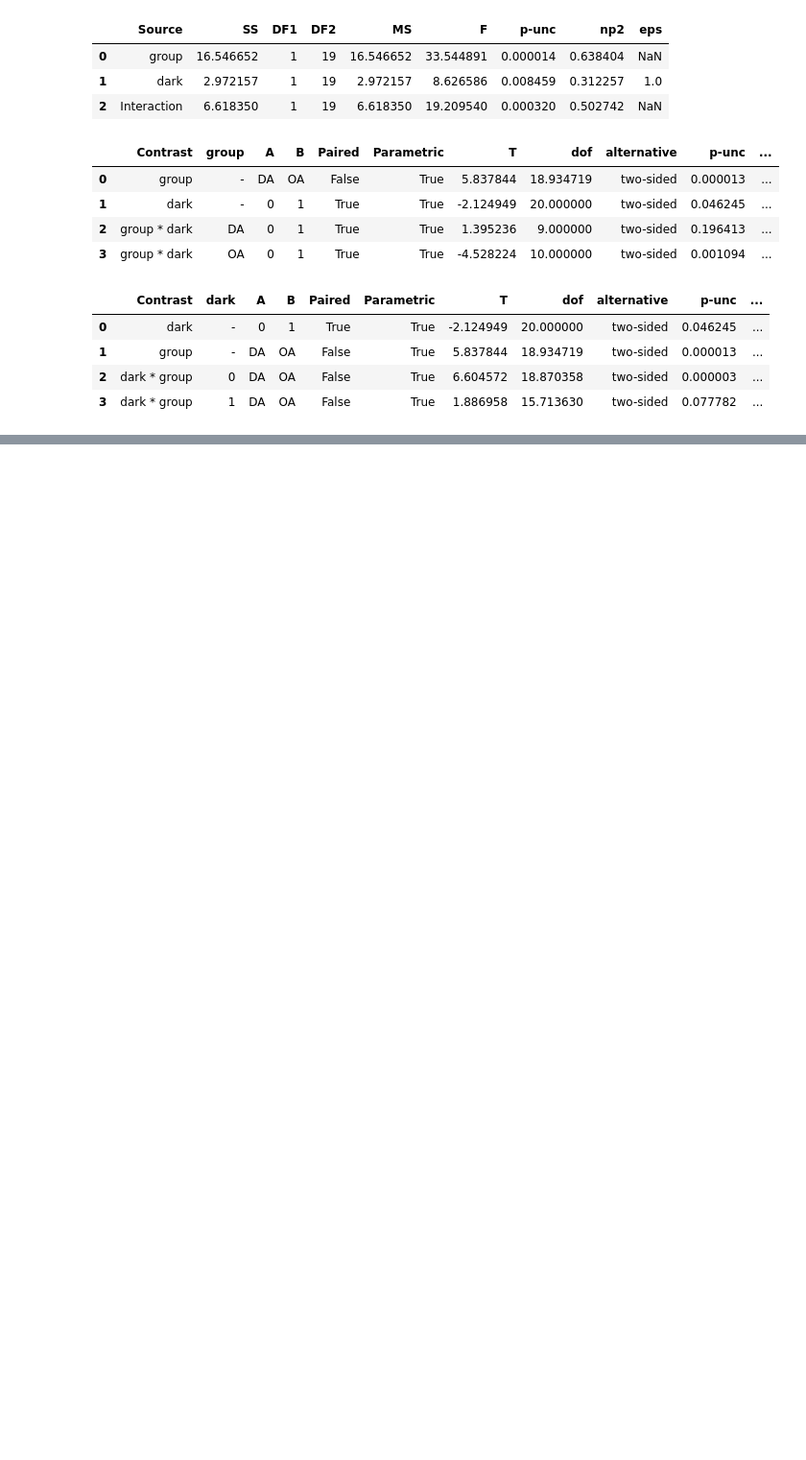
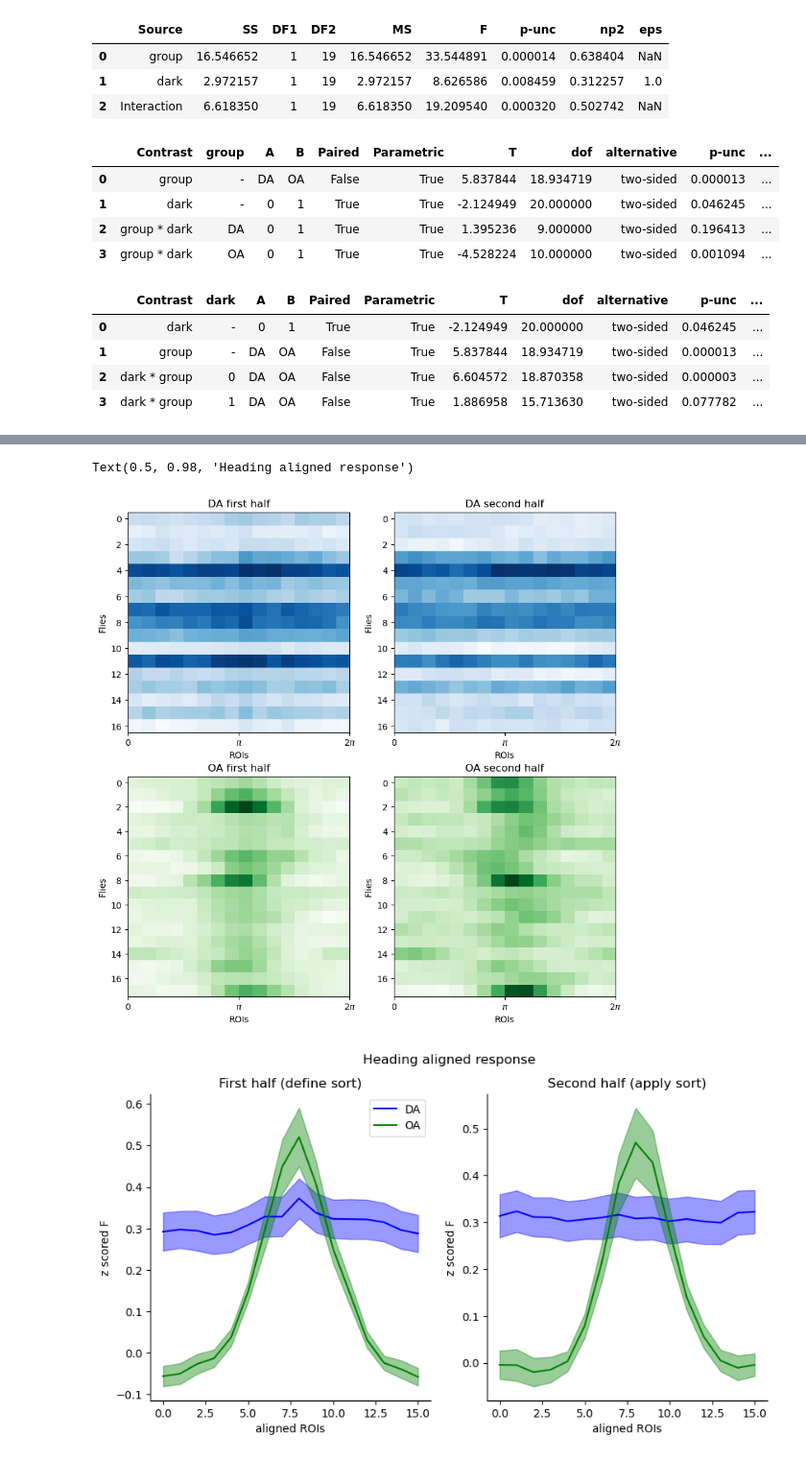
Before and after one commit to yfisher-lab/NeuromodPlasticity, a Jupyter notebook: NeuromodPlasticity/figures/GRAB_imaging/GRABDA_GRABOA.ipynb, the cells around one changed output, grey strips where cells are left out. Shown at 96% size. Cells and saved outputs as stored; diff of their text form; code cells hidden in the pictures; blank space fills up the shorter version.

Commit message:
tidy up grab figs and save

```diff
--- a/NeuromodPlasticity/figures/GRAB_imaging/GRABDA_GRABOA.ipynb
+++ b/NeuromodPlasticity/figures/GRAB_imaging/GRABDA_GRABOA.ipynb
@@ -201,4 +267,6 @@ Text(0.5, 0, 'rot. speed (rad/s)')
 # %%
+session_folder = grabda_sess.fig_folder / "sessions"
+plt.ioff()
 for _, row in grabda_sess.sess_df.iterrows():
 
     ts_dict = {'fly': row['fly_id'],
@@ -206,5 +274,14 @@ for _, row in grabda_sess.sess_df.iterrows():
     }
 
     fig_heatmaps = nmp.grab_sensors.plot_sess_heatmaps(ts_dict, cmap='Blues')
-    (fig_hist, ax_hist), (fig_polar, ax_polar) = nmp.grab_sensors.plot_sess_histograms(ts_dict)
+    (fig_hist, ax_hist), (fig_polar, ax_polar) = nmp.grab_sensors.plot_sess_histograms(ts_dict, cmap='Blues')
+
+    fly_folder = session_folder / f"fly{row['fly_id']}"
+    fly_folder.mkdir(exist_ok=True, parents=True)
+
+    fig_heatmaps.savefig(fly_folder / "heatmaps.pdf", format='pdf', bbox_inches='tight')
+    fig_hist.savefig(fly_folder / "offset_hist.pdf", format='pdf', bbox_inches='tight')
+    fig_polar.savefig(fly_folder / "offset_polar.pdf", format='pdf', bbox_inches='tight')
+
+plt.ion()
 # %% [output]
@@ -214,0 +341,57 @@ KeyError: 'closed_loop'
+# %%
+# align GRABOA peaks- split halves
+oa_first_half, oa_second_half = align_peaks_split_halves(graboa_sess)
+da_first_half, da_second_half = align_peaks_split_halves(grabda_sess)
+
+
+fig, ax = plt.subplots(2,2, figsize=[10,10])
+ax[0,0].imshow(da_first_half, aspect='auto', cmap='Blues')
+ax[0,1].imshow(da_second_half, aspect='auto', cmap='Blues')
+ax[1,0].imshow(oa_first_half, aspect='auto', cmap='Greens')
+ax[1,1].imshow(oa_second_half, aspect='auto', cmap='Greens')
+
+
+ax[0,0].set_title('DA first half')
+ax[0,1].set_title('DA second half')
+ax[1,0].set_title('OA first half')
+ax[1,1].set_title('OA second half')
+for a in ax.flatten():
+    a.set_xlabel('ROIs')
+    a.set_ylabel('Flies')
+    a.set_xticks([-0.5,7.5,15.5], labels=[r'0', r'$\pi$', r'$2\pi$'])
+    # a.set_yticks([])
+
+fig, ax = plt.subplots(1,2, figsize=[10,5])
+
+mu, sem = da_first_half.mean(axis=0), sp.stats.sem(da_first_half, axis=0, nan_policy='omit')
+ax[0].plot(mu, color='blue', label='DA')
+ax[0].fill_between(np.arange(mu.shape[0]), mu-sem, mu+sem, color='blue', alpha=.4)
+
+mu, sem = da_second_half.mean(axis=0), sp.stats.sem(da_second_half, axis=0, nan_policy='omit')
+ax[1].plot(mu, color='blue')
+ax[1].fill_between(np.arange(mu.shape[0]), mu-sem, mu+sem, color='blue', alpha=.4)
+
+mu, sem = oa_first_half.mean(axis=0), sp.stats.sem(oa_first_half, axis=0, nan_policy='omit')
+ax[0].plot(mu, color='green', label='OA')
+ax[0].fill_between(np.arange(mu.shape[0]), mu-sem, mu+sem, color='green', alpha=.4)
+
+ax[0].legend()
+
+mu, sem = oa_second_half.mean(axis=0), sp.stats.sem(oa_second_half, axis=0, nan_policy='omit')
+ax[1].plot(mu, color='green')
+ax[1].fill_between(np.arange(mu.shape[0]), mu-sem, mu+sem, color='green', alpha=.4)
+
+ax[0].set_title('First half (define sort)')
+ax[1].set_title('Second half (apply sort)')
+fig.suptitle('Heading aligned response')
+
+for a in ax:
+    a.set_xlabel('aligned ROIs')
+    a.set_ylabel('z scored F')
+    a.spines['top'].set_visible(False)
+    a.spines['right'].set_visible(False)
+fig.suptitle('Heading aligned response')
+# %% [output]
+Text(0.5, 0.98, 'Heading aligned response')
+[figure, added]
+[figure, added]
```
Also changed, not shown: parts of 11 cells of this notebook, 2 other files.
